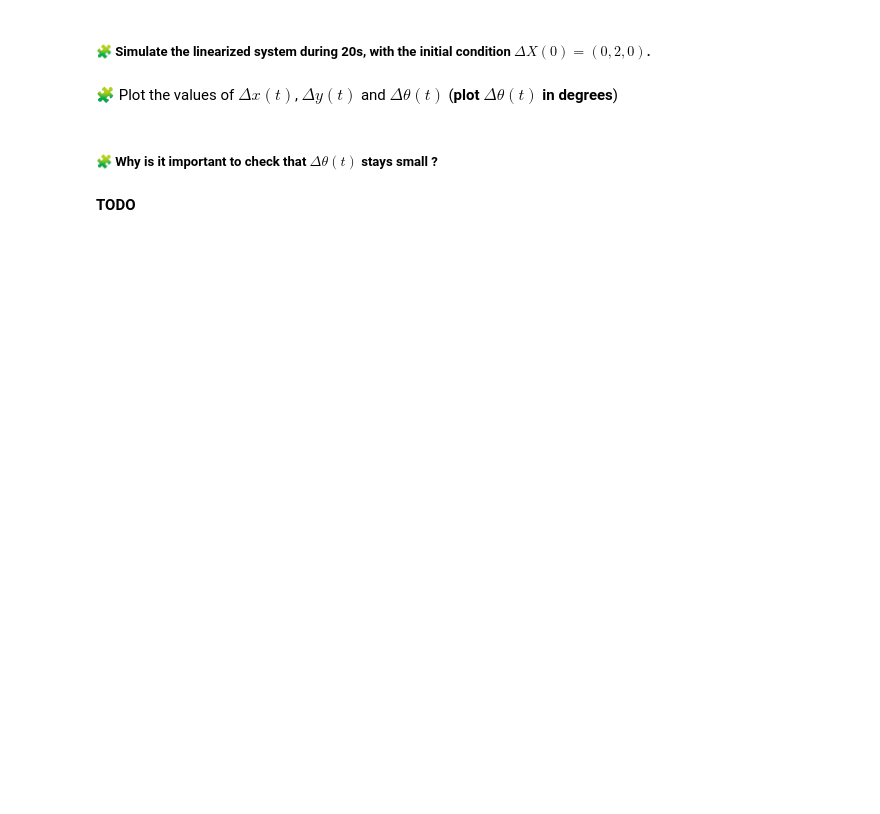
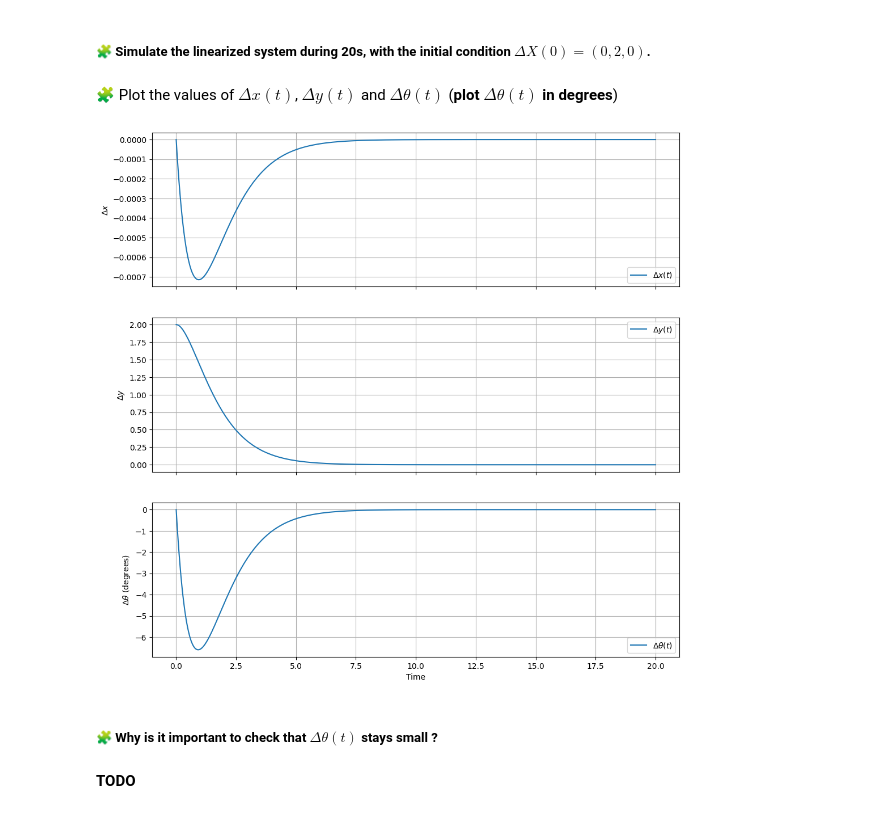
Before and after one commit to Oumarkei/control-engineering-with-python-project-2023-2024, a Jupyter notebook: Project-part-2.ipynb, the cells around one changed output. Cells and saved outputs as stored; diff of their text form; code cells hidden in the pictures; blank space fills up the shorter version.

```diff
--- a/Project-part-2.ipynb
+++ b/Project-part-2.ipynb
@@ -509,0 +598,11 @@ pass
+# %%
+poles = np.array([-0.99, -1.1, -1.2])
+
+# Compute gain matrix
+K = place_poles(A, B, poles).gain_matrix
+print("Gain matrix (K):")
+print(K)
+
+# Compute poles of the closed-loop system
+CL_poles = np.linalg.eigvals(A - B @ K)
+print("Poles of the closed-loop system:", np.real(CL_poles))
@@ -514,2 +616,8 @@ pass
+# %%
+def deltaOmega(t,deltaX):
+    return -K@deltaX
+
+t = 20
+S = solve_ivp(fun=lin_fun,t_span=[0,t],y0=[0,2,0],dense_output=True, rtol=1e-6, atol=1e-6)
 # %% [markdown]
 🧩 Plot the values of $\Delta x(t)$, $\Delta y(t)$ and $\Delta\theta(t)$ (**plot $\Delta\theta(t)$ in degrees**)
@@ -518,3 +624,49 @@ pass
+# %%
+import matplotlib.pyplot as plt
+
+# Function to compute the control input
+def delta_omega(t, delta_x):
+    return -K @ delta_x
+
+# Time span
+t = 20
+
+# Solve the initial value problem
+S = solve_ivp(fun=lin_fun, t_span=[0, t], y0=[0, 2, 0], dense_output=True, rtol=1e-6, atol=1e-6)
+
+# Generate time points for plotting
+t_n = np.linspace(0.0, t, 500)
+
+# Extract solution components
+dx, dy, dtheta = S["sol"](t_n)
+dtheta = np.degrees(dtheta)
+
+# Plotting
+fig, (ax1, ax2, ax3) = plt.subplots(3, 1, figsize=(12, 12), sharex=True)
+
+# Plot Delta x
+ax1.grid(True)
+ax1.plot(t_n, dx, label="$\Delta x(t)$")
+ax1.set_ylabel("$\Delta x$")
+ax1.legend()
+
+# Plot Delta y
+ax2.grid(True)
+ax2.plot(t_n, dy, label="$\Delta y(t)$")
+ax2.set_ylabel("$\Delta y$")
+ax2.legend()
+
+# Plot Delta theta
+ax3.grid(True)
+ax3.plot(t_n, dtheta, label=r"$\Delta\theta(t)$")
+ax3.set_xlabel("Time")
+ax3.set_ylabel(r"$\Delta\theta$ (degrees)")
+ax3.legend()
+
+# Show the plot
+plt.show()
+# %% [output]
+[figure, added]
 # %% [markdown]
 ##### 🧩 Why is it important to check that $\Delta\theta(t)$ stays small ?
 # %% [markdown]
```
Also changed, not shown: parts of 23 cells of this notebook.
